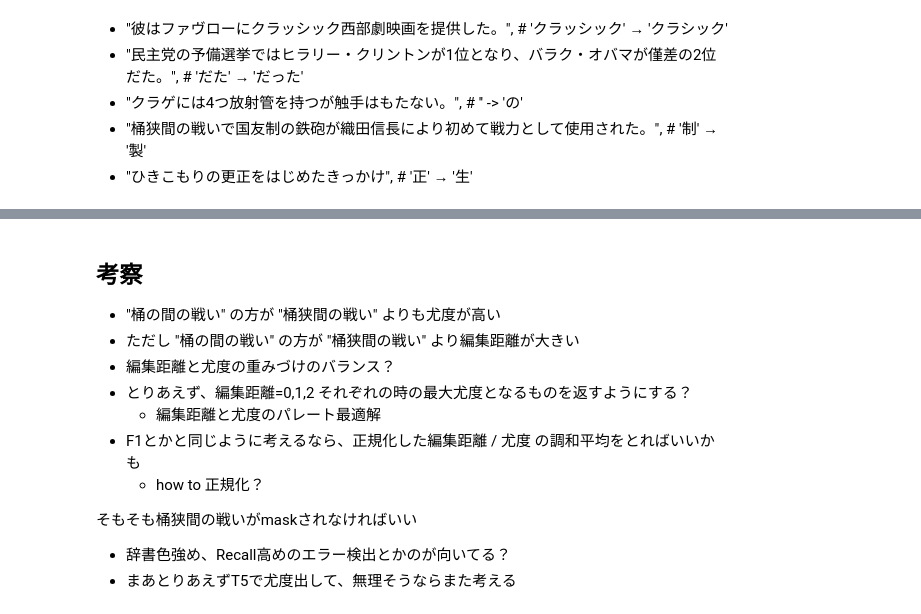
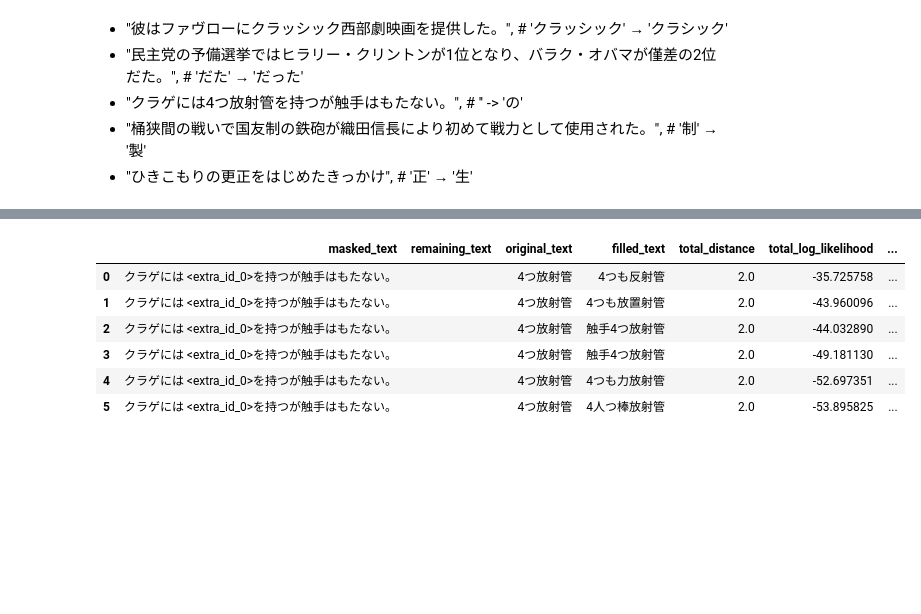
Before and after one commit to tyo-yo/spell_correction, a Jupyter notebook: notebooks/analyze_mt5_small_matching.ipynb, the cells around one changed output, grey strips where cells are left out. Saved outputs shown, nothing was run; the diff lists cells and outputs as text; code cells hidden in the pictures; blank space fills up the shorter version.

```diff
--- a/notebooks/analyze_mt5_small_matching.ipynb
+++ b/notebooks/analyze_mt5_small_matching.ipynb
@@ -139,3 +163,3 @@ to_df(beams)
 # %%
-beams = spell_corrector.beam_search(" <extra_id_0>で国友制の鉄砲が織田信長により初めて戦力として使用された。", original_token="桶狭間の戦い", beam_size=100)
-to_df(beams)
+beams = spell_corrector.beam_search("クラゲには <extra_id_0>を持つが触手はもたない。", original_token="4つ放射管", beam_size=5)
+df = to_df(beams)
@@ -144,13 +166,10 @@ to_df(beams).head(n=20)
-# %% [markdown]
-## 考察
-* "桶の間の戦い" の方が "桶狭間の戦い" よりも尤度が高い
-* ただし "桶の間の戦い" の方が "桶狭間の戦い" より編集距離が大きい
-* 編集距離と尤度の重みづけのバランス？
-* とりあえず、編集距離=0,1,2 それぞれの時の最大尤度となるものを返すようにする？
-  * 編集距離と尤度のパレート最適解
-* F1とかと同じように考えるなら、正規化した編集距離 / 尤度 の調和平均をとればいいかも
-  * how to 正規化？
-
-そもそも桶狭間の戦いがmaskされなければいい
-  * 辞書色強め、Recall高めのエラー検出とかのが向いてる？
-  * まあとりあえずT5で尤度出して、無理そうならまた考える
+# %%
+df
+# %% [output]
+|  | masked_text | remaining_text | original_text | filled_text | total_distance | total_log_likelihood | ... |
+| 0 | クラゲには <extra_id_0>を持つが触手はもたない。 |  | 4つ放射管 | 4つも反射管 | 2.0 | -35.725758 | ... |
+| 1 | クラゲには <extra_id_0>を持つが触手はもたない。 |  | 4つ放射管 | 4つも放置射管 | 2.0 | -43.960096 | ... |
+| 2 | クラゲには <extra_id_0>を持つが触手はもたない。 |  | 4つ放射管 | 触手4つ放射管 | 2.0 | -44.032890 | ... |
+| 3 | クラゲには <extra_id_0>を持つが触手はもたない。 |  | 4つ放射管 | 触手4つ放射管 | 2.0 | -49.181130 | ... |
+| 4 | クラゲには <extra_id_0>を持つが触手はもたない。 |  | 4つ放射管 | 4つも力放射管 | 2.0 | -52.697351 | ... |
+| 5 | クラゲには <extra_id_0>を持つが触手はもたない。 |  | 4つ放射管 | 4人つ棒放射管 | 2.0 | -53.895825 | ... |
```
Also changed, not shown: parts of 18 cells of this notebook, 1 other file.
